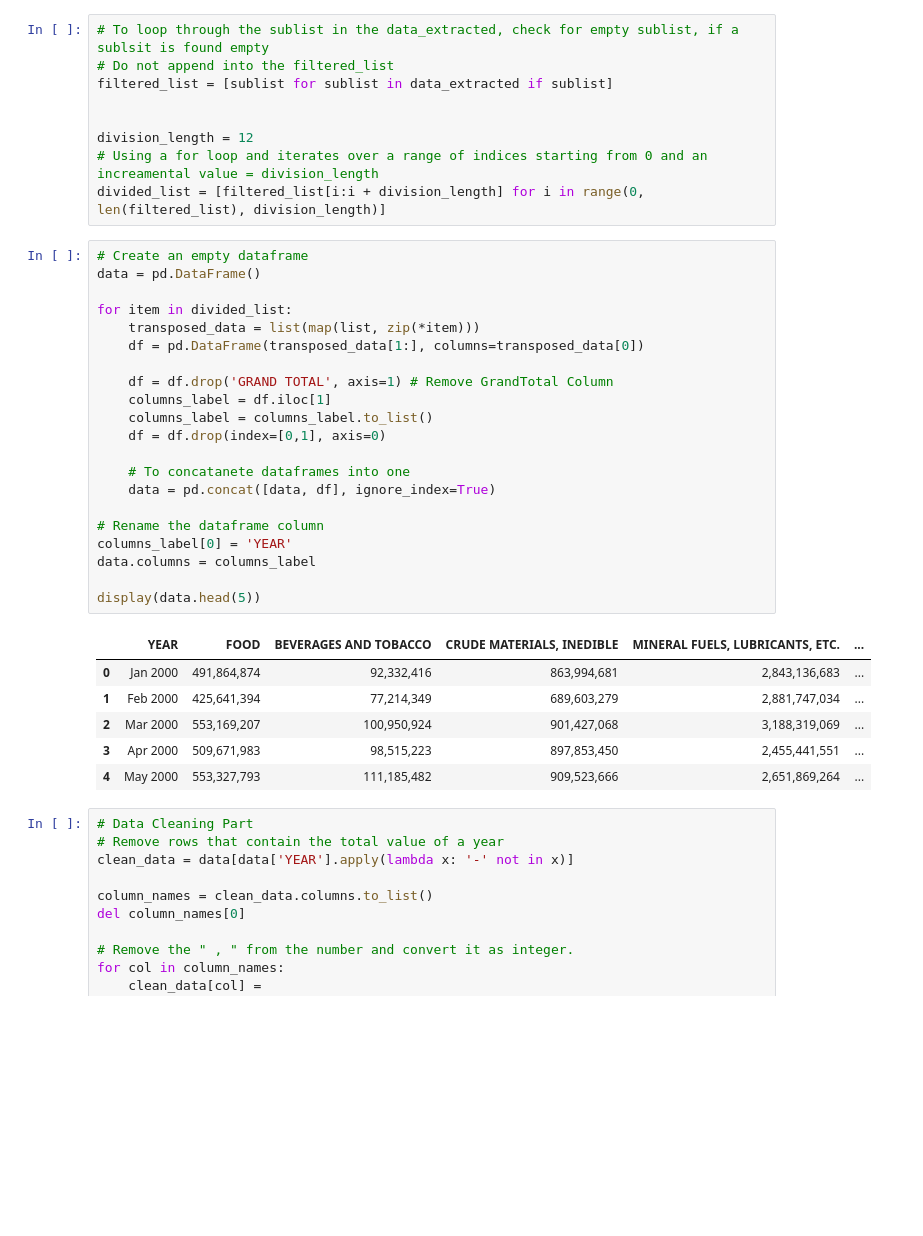
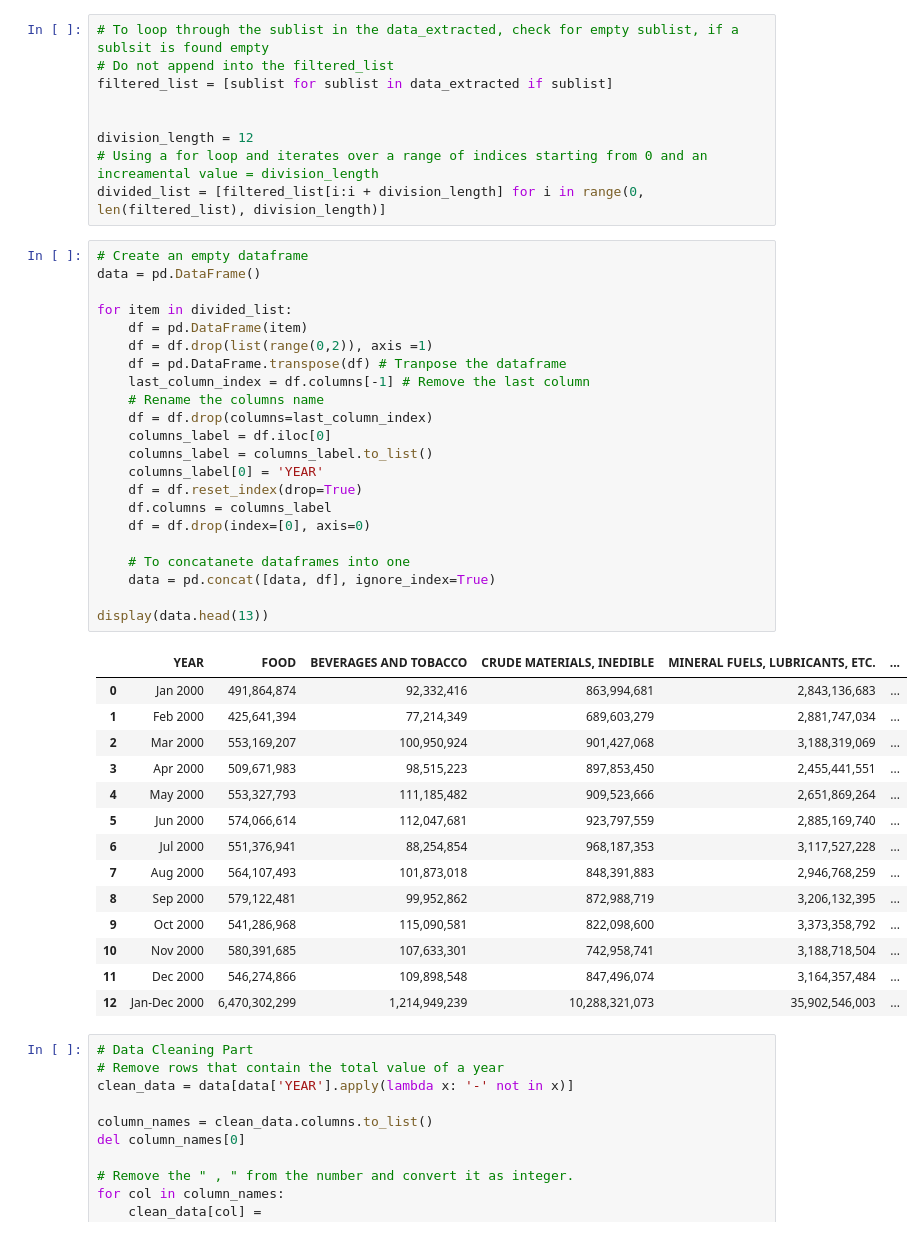
Before and after one commit to jhwong97/wqd7002-forecasting-export-project, a Jupyter notebook: data-extraction-concept.ipynb, the cells around one changed output. Cells and saved outputs as stored; diff of their text form; blank space fills up the shorter version.

Commit message:
Correct the errors in tranposing and concatenating the extracted exports data

```diff
--- a/data-extraction-concept.ipynb
+++ b/data-extraction-concept.ipynb
@@ -130,31 +127,40 @@ divided_list = [filtered_list[i:i + division_length] for i in range(0, len(filte
 # %%
 # Create an empty dataframe
 data = pd.DataFrame()
 
 for item in divided_list:
-    transposed_data = list(map(list, zip(*item)))
-    df = pd.DataFrame(transposed_data[1:], columns=transposed_data[0])
-
-    df = df.drop('GRAND TOTAL', axis=1) # Remove GrandTotal Column
-    columns_label = df.iloc[1]
+    df = pd.DataFrame(item)
+    df = df.drop(list(range(0,2)), axis =1)
+    df = pd.DataFrame.transpose(df) # Tranpose the dataframe
+    last_column_index = df.columns[-1] # Remove the last column
+    # Rename the columns name
+    df = df.drop(columns=last_column_index)
+    columns_label = df.iloc[0]
     columns_label = columns_label.to_list()
-    df = df.drop(index=[0,1], axis=0)
+    columns_label[0] = 'YEAR'
+    df = df.reset_index(drop=True)
+    df.columns = columns_label
+    df = df.drop(index=[0], axis=0)
 
     # To concatanete dataframes into one
     data = pd.concat([data, df], ignore_index=True)
 
-# Rename the dataframe column
-columns_label[0] = 'YEAR'
-data.columns = columns_label
-
-display(data.head(5))
+display(data.head(13))
 # %% [output]
 |  | YEAR | FOOD | BEVERAGES AND TOBACCO | CRUDE MATERIALS, INEDIBLE | MINERAL FUELS, LUBRICANTS, ETC. | ... |
 | 0 | Jan 2000 | 491,864,874 | 92,332,416 | 863,994,681 | 2,843,136,683 | ... |
 | 1 | Feb 2000 | 425,641,394 | 77,214,349 | 689,603,279 | 2,881,747,034 | ... |
 | 2 | Mar 2000 | 553,169,207 | 100,950,924 | 901,427,068 | 3,188,319,069 | ... |
 | 3 | Apr 2000 | 509,671,983 | 98,515,223 | 897,853,450 | 2,455,441,551 | ... |
 | 4 | May 2000 | 553,327,793 | 111,185,482 | 909,523,666 | 2,651,869,264 | ... |
+| 5 | Jun 2000 | 574,066,614 | 112,047,681 | 923,797,559 | 2,885,169,740 | ... |
+| 6 | Jul 2000 | 551,376,941 | 88,254,854 | 968,187,353 | 3,117,527,228 | ... |
+| 7 | Aug 2000 | 564,107,493 | 101,873,018 | 848,391,883 | 2,946,768,259 | ... |
+| 8 | Sep 2000 | 579,122,481 | 99,952,862 | 872,988,719 | 3,206,132,395 | ... |
+| 9 | Oct 2000 | 541,286,968 | 115,090,581 | 822,098,600 | 3,373,358,792 | ... |
+| 10 | Nov 2000 | 580,391,685 | 107,633,301 | 742,958,741 | 3,188,718,504 | ... |
+| 11 | Dec 2000 | 546,274,866 | 109,898,548 | 847,496,074 | 3,164,357,484 | ... |
+| 12 | Jan-Dec 2000 | 6,470,302,299 | 1,214,949,239 | 10,288,321,073 | 35,902,546,003 | ... |
 # %%
 # Data Cleaning Part
 # Remove rows that contain the total value of a year
```
Also changed, not shown: parts of 1 cell of this notebook.
